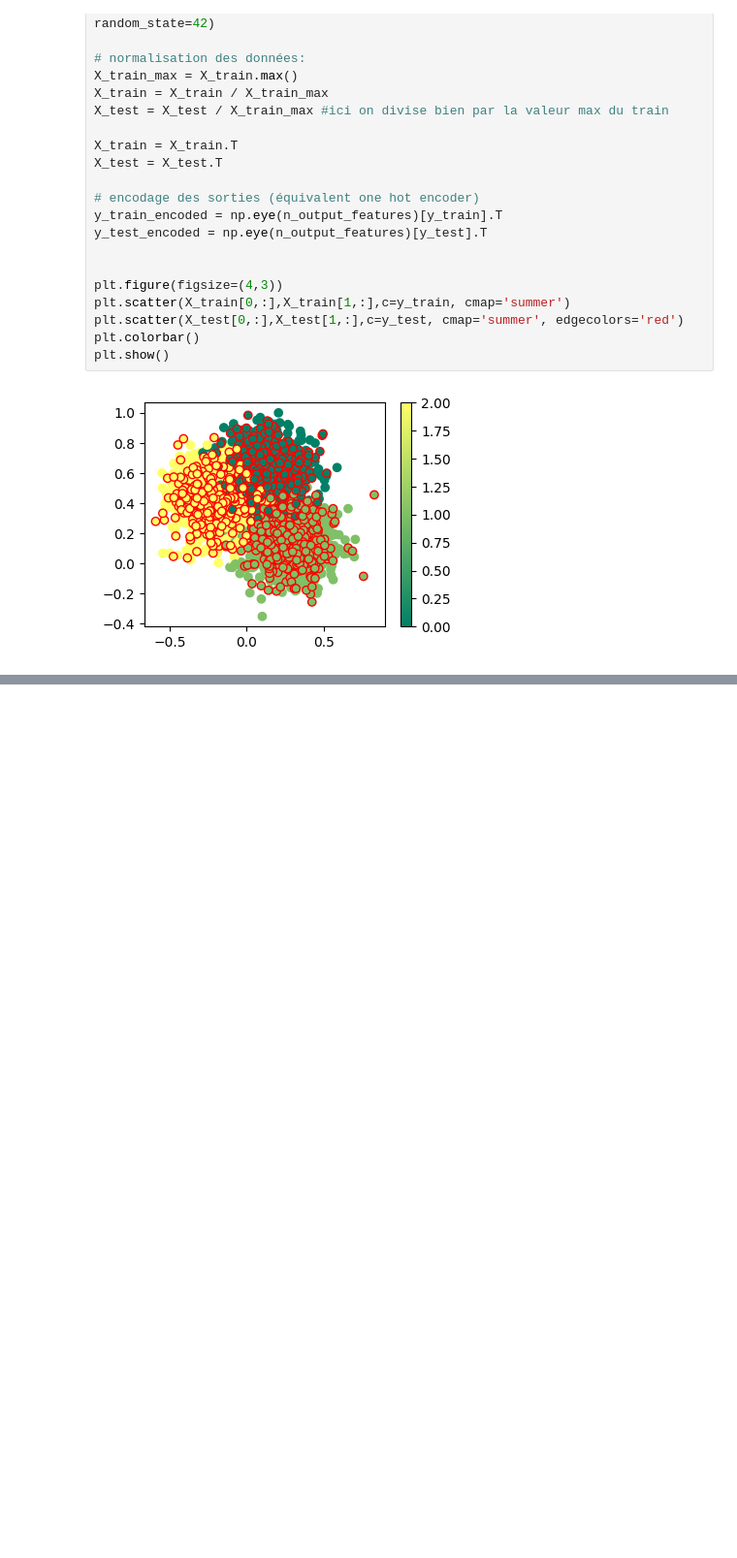
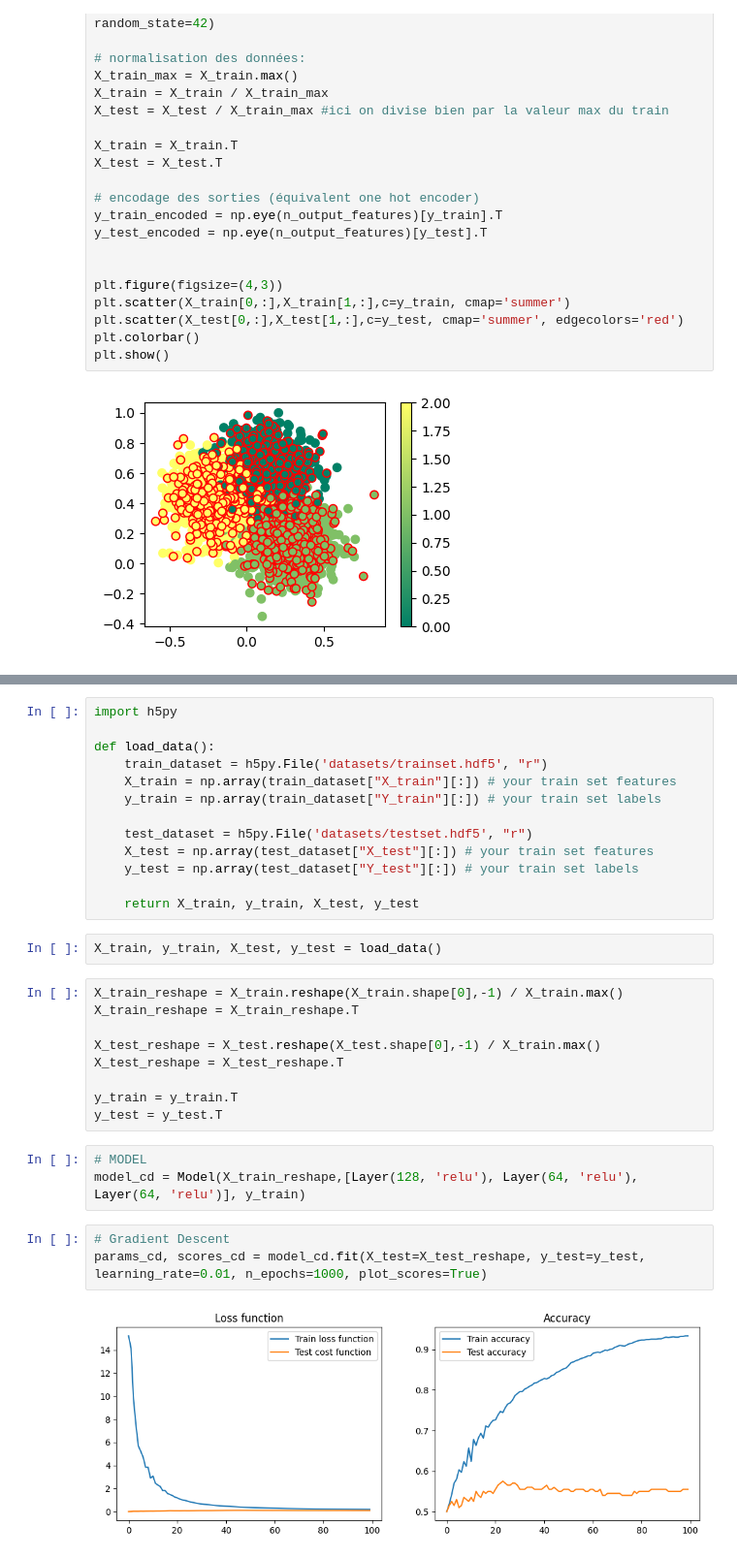
Before and after one commit to hadisql/deep_learning, a Jupyter notebook: 6_DL_Nlayers_OOP.ipynb, the cells around one changed output, grey strips where cells are left out. Shown at 97% size. Saved outputs shown, nothing was run; the diff lists cells and outputs as text; blank space fills up the shorter version.

```diff
--- a/6_DL_Nlayers_OOP.ipynb
+++ b/6_DL_Nlayers_OOP.ipynb
@@ -348,0 +350,32 @@ test accuracy :  0.8744444444444445
+# %%
+import h5py
+
+def load_data():
+    train_dataset = h5py.File('datasets/trainset.hdf5', "r")
+    X_train = np.array(train_dataset["X_train"][:]) # your train set features
+    y_train = np.array(train_dataset["Y_train"][:]) # your train set labels
+
+    test_dataset = h5py.File('datasets/testset.hdf5', "r")
+    X_test = np.array(test_dataset["X_test"][:]) # your train set features
+    y_test = np.array(test_dataset["Y_test"][:]) # your train set labels
+
+    return X_train, y_train, X_test, y_test
+# %%
+X_train, y_train, X_test, y_test = load_data()
+# %%
+X_train_reshape = X_train.reshape(X_train.shape[0],-1) / X_train.max()
+X_train_reshape = X_train_reshape.T
+
+X_test_reshape = X_test.reshape(X_test.shape[0],-1) / X_train.max()
+X_test_reshape = X_test_reshape.T
+
+y_train = y_train.T
+y_test = y_test.T
+# %%
+# MODEL
+model_cd = Model(X_train_reshape,[Layer(128, 'relu'), Layer(64, 'relu'), Layer(64, 'relu')], y_train)
+# %%
+# Gradient Descent
+params_cd, scores_cd = model_cd.fit(X_test=X_test_reshape, y_test=y_test, learning_rate=0.01, n_epochs=1000, plot_scores=True)
+# %% [output]
+[figure, added]
```
Also changed, not shown: parts of 14 cells of this notebook.
